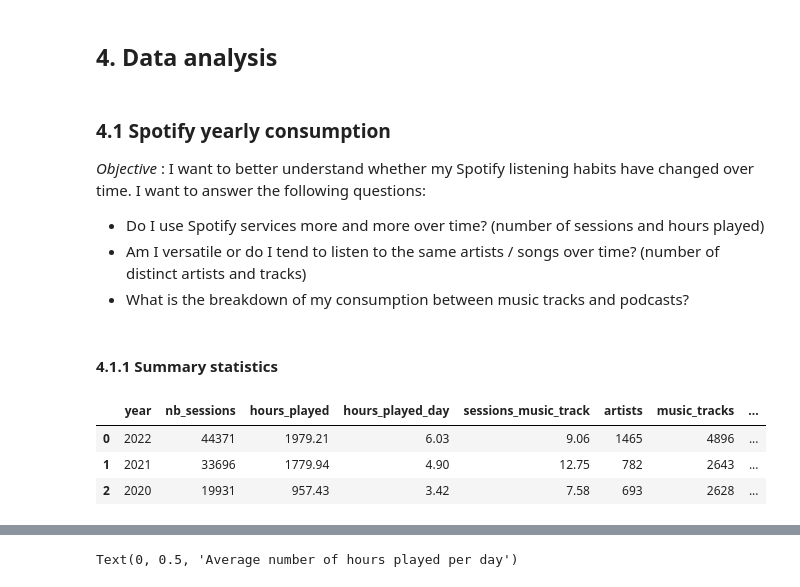
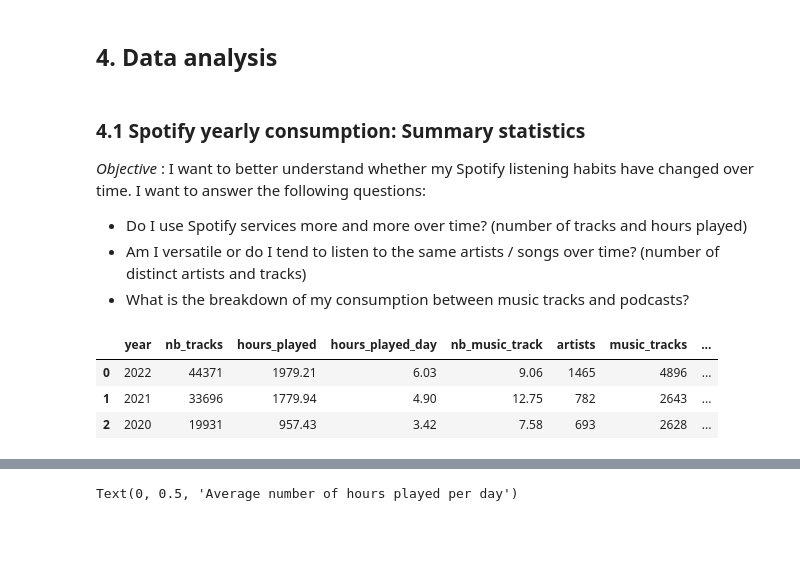
Before and after one commit to MargotMarchais/Spotify_wrapped, a Jupyter notebook: Spotify_analysis.ipynb, the cells around one changed output, grey strips where cells are left out. Cells and saved outputs as stored; diff of their text form; code cells hidden in the pictures; blank space fills up the shorter version.

```diff
--- a/Spotify_analysis.ipynb
+++ b/Spotify_analysis.ipynb
@@ -164,36 +174,34 @@ Each file contains about the same proportion of music tracks (98%) and podcasts
 # %% [markdown]
 ## 4. Data analysis
 # %% [markdown]
-### 4.1 Spotify yearly consumption
+### 4.1 Spotify yearly consumption: Summary statistics
 
 *Objective* : I want to better understand whether my Spotify listening habits have changed over time. I want to answer the following questions:
-* Do I use Spotify services more and more  over time? (number of sessions and hours played)
+* Do I use Spotify services more and more  over time? (number of tracks and hours played)
 * Am I versatile or do I tend to listen to the same artists / songs over time? (number of distinct artists and tracks)
 * What is the breakdown of my consumption between music tracks and podcasts?
-# %% [markdown]
-#### 4.1.1 Summary statistics
 # %%
 ## 4.1. Listening habits (volumes)
-    # I compute for each year the number of listening sessions I had,
+    # I compute for each year the number of listening tracks I had,
     # as well as the number of different tracks and artists I listened to.
     # I do the same for podcasts : number of different shows and episodes I listened to.
 listening_year = \
     pd.read_sql('''
              SELECT year,
-                   COUNT(*) AS nb_sessions,
+                   COUNT(*) AS nb_tracks,
                    ROUND(SUM(min_played)/60,2) AS hours_played,
                    ROUND(SUM(min_played)/60/COUNT(DISTINCT date),2) AS hours_played_day,
-                   ROUND(CAST(COUNT(*) AS FLOAT) / CAST(COUNT(DISTINCT spotify_track_uri) AS FLOAT),2) AS sessions_music_track,
+                   ROUND(CAST(COUNT(*) AS FLOAT) / CAST(COUNT(DISTINCT spotify_track_uri) AS FLOAT),2) AS nb_music_track,
                    COUNT(DISTINCT artist_name) AS artists,
                    COUNT(DISTINCT spotify_track_uri) AS music_tracks,
                    COUNT(DISTINCT episode_show_name) AS podcast_shows,
                    COUNT(DISTINCT spotify_episode_uri) AS podcast_episodes
                FROM spotify
                GROUP BY year
                ORDER BY year DESC''', cnx)
 listening_year
 # %% [output]
-|  | year | nb_sessions | hours_played | hours_played_day | sessions_music_track | artists | music_tracks | ... |
+|  | year | nb_tracks | hours_played | hours_played_day | nb_music_track | artists | music_tracks | ... |
 | 0 | 2022 | 44371 | 1979.21 | 6.03 | 9.06 | 1465 | 4896 | ... |
 | 1 | 2021 | 33696 | 1779.94 | 4.90 | 12.75 | 782 | 2643 | ... |
 | 2 | 2020 | 19931 | 957.43 | 3.42 | 7.58 | 693 | 2628 | ... |
```
Also changed, not shown: parts of 31 cells of this notebook.
